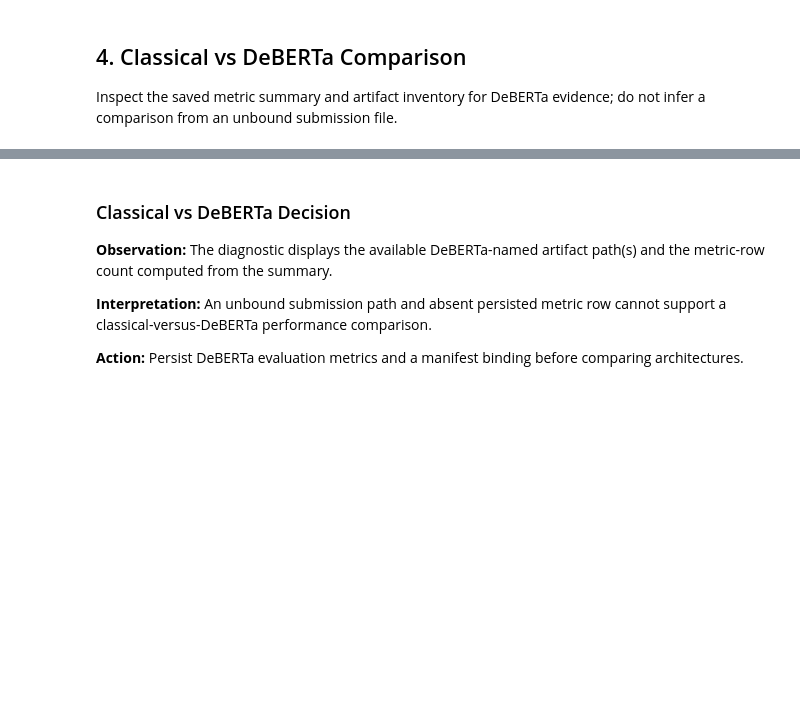
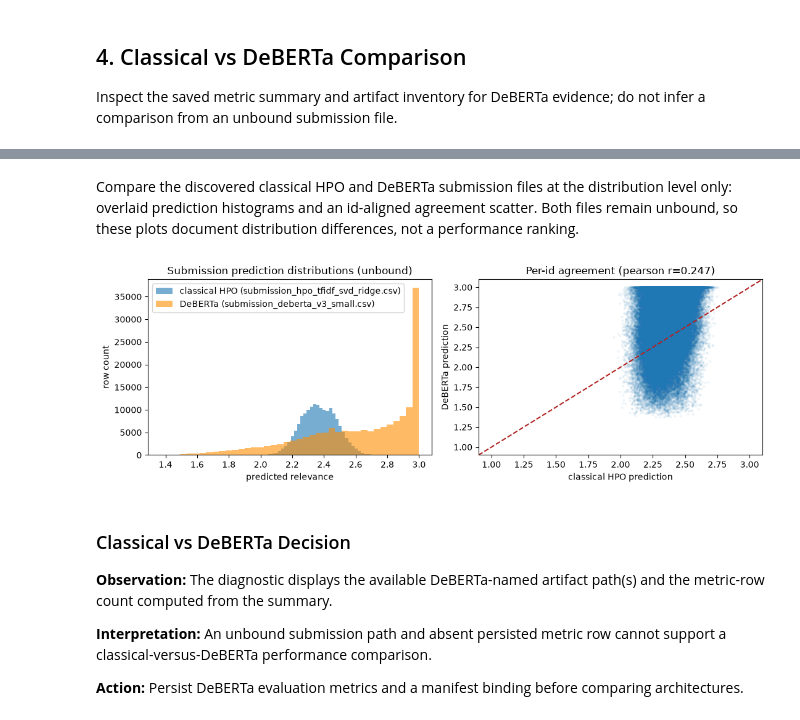
Before and after one commit to furkan-uzmez/Kaggle_Home_Depot_Search, a Jupyter notebook: notebooks/02_classical_models_and_hpo_review.ipynb, the cells around one changed output, grey strips where cells are left out. Saved outputs shown, nothing was run; the diff lists cells and outputs as text; code cells hidden in the pictures; blank space fills up the shorter version.

```diff
--- a/notebooks/02_classical_models_and_hpo_review.ipynb
+++ b/notebooks/02_classical_models_and_hpo_review.ipynb
@@ -362,3 +473,61 @@ display_table(deberta_comparison_diagnostic)
+# %% [markdown]
+Compare the discovered classical HPO and DeBERTa submission files at the
+distribution level only: overlaid prediction histograms and an id-aligned
+agreement scatter. Both files remain unbound, so these plots document
+distribution differences, not a performance ranking.
+# %%
+# ruff: noqa: E501
+classical_submission_paths = [
+    path for path in submission_candidates if "hpo" in path.name.lower()
+]
+if classical_submission_paths and deberta_paths:
+    classical_predictions = pd.read_csv(classical_submission_paths[0])
+    deberta_predictions = pd.read_csv(deberta_paths[0])
+    merged_predictions = classical_predictions.merge(
+        deberta_predictions, on="id", suffixes=("_classical", "_deberta")
+    )
+    prediction_correlation = merged_predictions["relevance_classical"].corr(
+        merged_predictions["relevance_deberta"]
+    )
+    fig, axes = plt.subplots(1, 2, figsize=(11, 3.8))
+    axes[0].hist(
+        merged_predictions["relevance_classical"],
+        bins=40,
+        alpha=0.6,
+        color="#1F77B4",
+        label=f"classical HPO ({classical_submission_paths[0].name})",
+    )
+    axes[0].hist(
+        merged_predictions["relevance_deberta"],
+        bins=40,
+        alpha=0.6,
+        color="#FF8C00",
+        label=f"DeBERTa ({deberta_paths[0].name})",
+    )
+    axes[0].set_xlabel("predicted relevance")
+    axes[0].set_ylabel("row count")
+    axes[0].set_title("Submission prediction distributions (unbound)")
+    axes[0].legend()
+    axes[1].scatter(
+        merged_predictions["relevance_classical"],
+        merged_predictions["relevance_deberta"],
+        s=4,
+        alpha=0.05,
+        color="#1F77B4",
+    )
+    axes[1].axline((1.0, 1.0), (3.0, 3.0), color="firebrick", linestyle="--")
+    axes[1].set_xlabel("classical HPO prediction")
+    axes[1].set_ylabel("DeBERTa prediction")
+    axes[1].set_title(f"Per-id agreement (pearson r={prediction_correlation:.3f})")
+    fig.tight_layout()
+    plt.show()
+else:
+    print(
+        "needs-new-evidence: classical HPO and DeBERTa submissions are not both "
+        "available; distribution comparison plots skipped"
+    )
+# %% [output]
+[figure, added]
 # %% [markdown]
 ### Classical vs DeBERTa Decision
 
```
Also changed, not shown: parts of 21 cells of this notebook, 10 other files.
